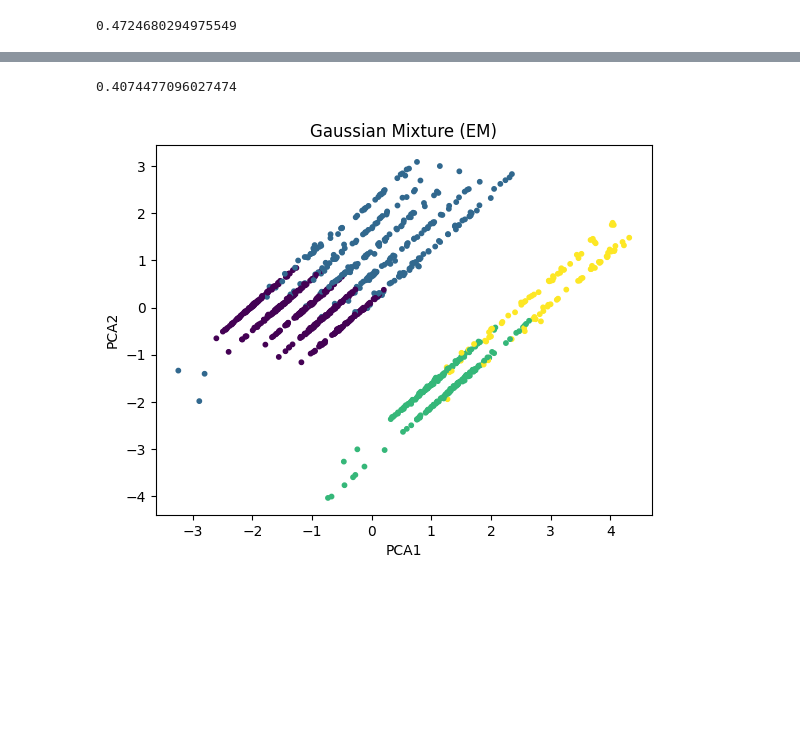
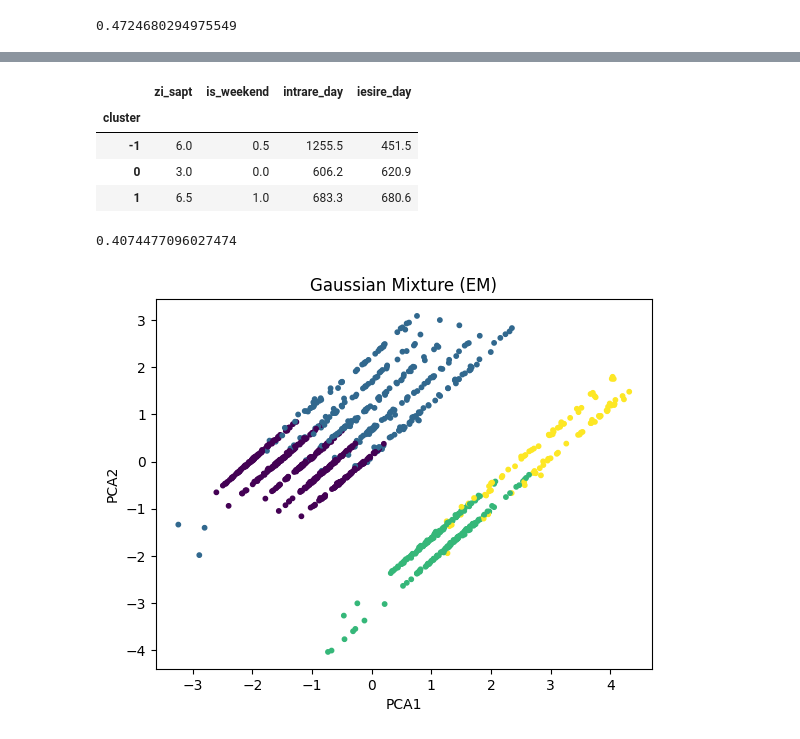
Before and after one commit to IgorLatii/mldm_lab1, a Jupyter notebook: notebooks/lab1_clustering.ipynb, the cells around one changed output, grey strips where cells are left out. Saved outputs shown, nothing was run; the diff lists cells and outputs as text; code cells hidden in the pictures; blank space fills up the shorter version.

```diff
--- a/notebooks/lab1_clustering.ipynb
+++ b/notebooks/lab1_clustering.ipynb
@@ -163 +210,18 @@ Noise points: 2 from total points: 1096
+# %%
+#Clusters identified by DBSCAN
+df_one["cluster"] = labels_db
+cluster_profile = (
+    df_one
+    .groupby("cluster")[feature_cols]
+    .mean()
+    .round(1)
+)
+
+cluster_profile
+# %% [output]
+|  | zi_sapt | is_weekend | intrare_day | iesire_day |
+| cluster |  |  |  |  |
+| -1 | 6.0 | 0.5 | 1255.5 | 451.5 |
+| 0 | 3.0 | 0.0 | 606.2 | 620.9 |
+| 1 | 6.5 | 1.0 | 683.3 | 680.6 |
 # %%
```
Also changed, not shown: parts of 16 cells of this notebook.
